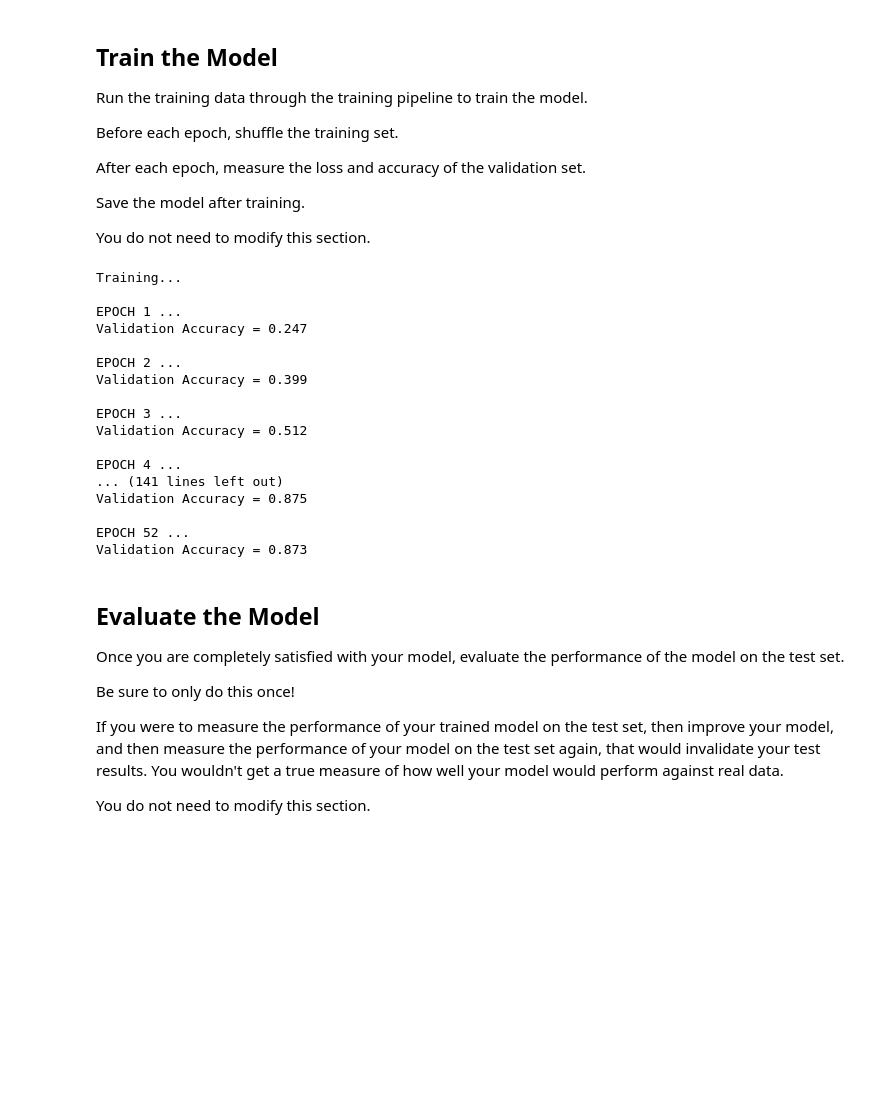
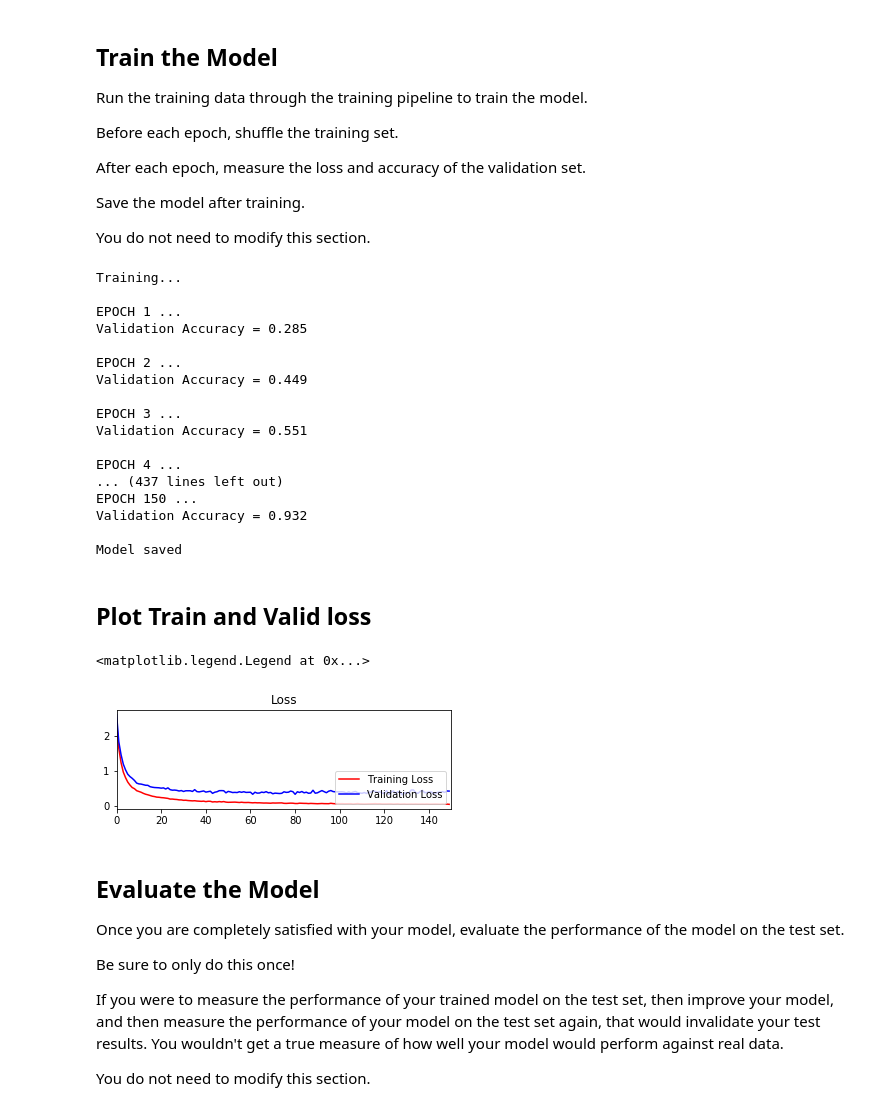
Before and after one commit to pionoor/CarND-Traffic-Sign-Classifier-P2, a Jupyter notebook: Traffic_Sign_Classifier.ipynb, the cells around one changed output. Drawn from its saved outputs; the diff is of its cells as text; code cells hidden in the pictures; blank space fills up the shorter version.

```diff
--- a/Traffic_Sign_Classifier.ipynb
+++ b/Traffic_Sign_Classifier.ipynb
@@ -176,20 +176,21 @@ X_train = np.array(X_train, dtype=np.float64)
 # Mean subtraction
 #X_train -= np.mean(X_train, axis=0)
 # Normalization
-X_train = X_train/255.0 - 0.5
+X_train = (X_train/122.5) - 1
 
 X_valid = np.array(X_valid, dtype=np.float64)
 # Mean subtraction
 #X_valid -= np.mean(X_train, axis=0)
 # Normalization
-X_valid = X_valid/255.0 - 0.5
+X_valid = (X_valid/122.5) - 1
 
 X_test = np.array(X_test, dtype=np.float64)
 # Mean subtraction
 #X_test -= np.mean(X_test, axis=0)
 # Normalization
-X_test = X_test/255.0 - 0.5
+X_test = (X_test/122.5) -1
 
 
 print(X_train[1][1][0])
+print(X_train.shape)
 # %% [output]
@@ -236,7 +238,7 @@ def LeNet(x):
     conv2 = tf.nn.relu(conv2)
 
     # Dropout.
-    conv2 = tf.nn.dropout(conv2, keep_prob)
+    #conv2 = tf.nn.dropout(conv2, keep_prob)
 
     # TODO: Pooling. Input = 10x10x16. Output = 5x5x16.
     conv2 = tf.nn.max_pool(conv2, ksize=[1,2,2,1], strides=[1,2,2,1], padding='VALID')
@@ -306,12 +308,15 @@ saver = tf.train.Saver()
 def evaluate(X_data, y_data):
     num_examples = len(X_data)
     total_accuracy = 0
+    total_loss = 0
     sess = tf.get_default_session()
-    for offset in range(0, num_examples, BATCH_SIZE):
-        batch_x, batch_y = X_data[offset:offset+BATCH_SIZE], y_data[offset:offset+BATCH_SIZE]
-        accuracy = sess.run(accuracy_operation, feed_dict={x: batch_x, y: batch_y, keep_prob: 0.5})
+
+    for offset in range(0, num_examples , BATCH_SIZE):
+        batch_x, batch_y = X_data[offset : offset + BATCH_SIZE], y_data[offset : offset + BATCH_SIZE]
+        loss, accuracy = sess.run([loss_operation, accuracy_operation], feed_dict={x: batch_x, y: batch_y, keep_prob: 0.5})
         total_accuracy += (accuracy * len(batch_x))
-    return total_accuracy / num_examples
+        total_loss += (loss * len(batch_x))
+    return total_loss/num_examples, total_accuracy/num_examples
 # %% [markdown]
 ## Train the Model
 Run the training data through the training pipeline to train the model.
@@ -329,6 +334,9 @@ You do not need to modify this section.
 ### Once a final model architecture is selected,
 ### the accuracy on the test set should be calculated and reported as well.
 ### Feel free to use as many code cells as needed.
+train_loss_history = []
+valid_loss_history = []
+
 with tf.Session() as sess:
     sess.run(tf.global_variables_initializer())
     num_examples = len(X_train)
@@ -342,31 +350,46 @@ with tf.Session() as sess:
             batch_x, batch_y = X_train[offset:end], y_train[offset:end]
             sess.run(training_operation, feed_dict={x: batch_x, y: batch_y, keep_prob: 0.5})
 
-        validation_accuracy = evaluate(X_valid, y_valid)
+        validation_loss, validation_accuracy = evaluate(X_valid, y_valid)
+        valid_loss_history.append(validation_loss)
+        train_loss, train_accuracy = evaluate(X_train, y_train)
+        train_loss_history.append(train_loss)
         print("EPOCH {} ...".format(i+1))
         print("Validation Accuracy = {:.3f}".format(validation_accuracy))
         print()
-
+    print()
     saver.save(sess, './lenet')
     print("Model saved")
 # %% [output]
 Training...
 
 EPOCH 1 ...
-Validation Accuracy = 0.247
+Validation Accuracy = 0.285
 
 EPOCH 2 ...
-Validation Accuracy = 0.399
+Validation Accuracy = 0.449
 
 EPOCH 3 ...
-Validation Accuracy = 0.512
+Validation Accuracy = 0.551
 
 EPOCH 4 ...
-... (141 lines left out)
-Validation Accuracy = 0.875
+... (437 lines left out)
+EPOCH 150 ...
+Validation Accuracy = 0.932
 
-EPOCH 52 ...
-Validation Accuracy = 0.873
+Model saved
+# %% [markdown]
+## Plot Train and Valid loss
+# %%
+loss_plot = plt.subplot(2,1,1)
+loss_plot.set_title('Loss')
+loss_plot.plot(train_loss_history, 'r', label='Training Loss')
+loss_plot.plot(valid_loss_history, 'b', label='Validation Loss')
+loss_plot.set_xlim([0, EPOCHS])
+loss_plot.legend(loc=4)
+# %% [output]
+<matplotlib.legend.Legend at 0x...>
+[figure, added]
 # %% [markdown]
 ## Evaluate the Model
 Once you are completely satisfied with your model, evaluate the performance of the model on the test set.
```
Also changed, not shown: parts of 3 cells of this notebook.
